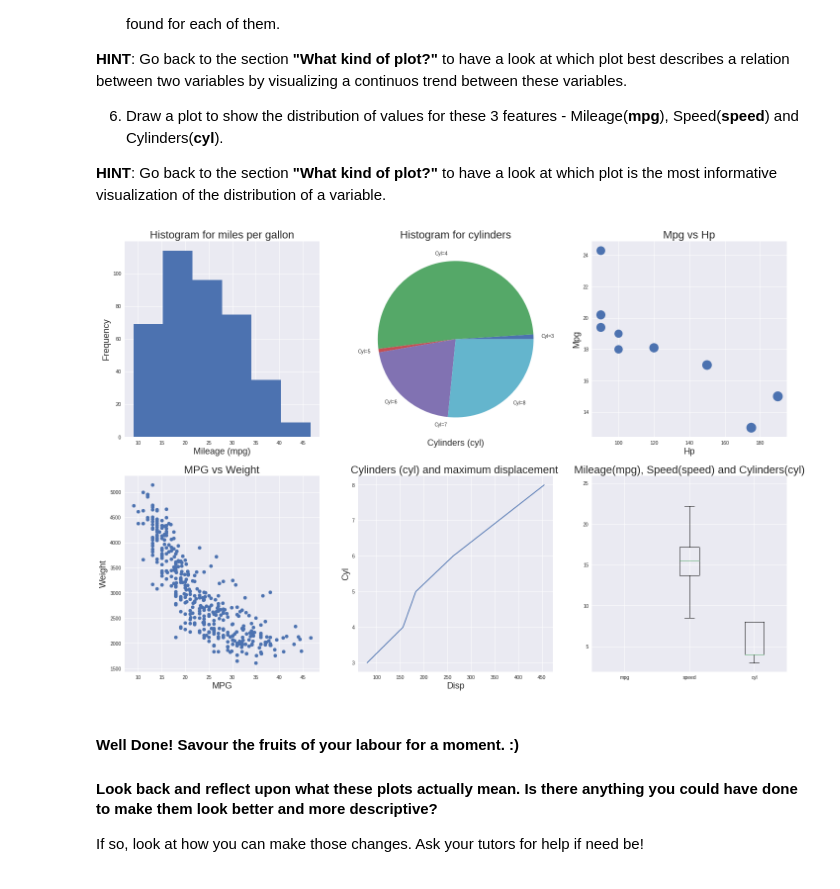
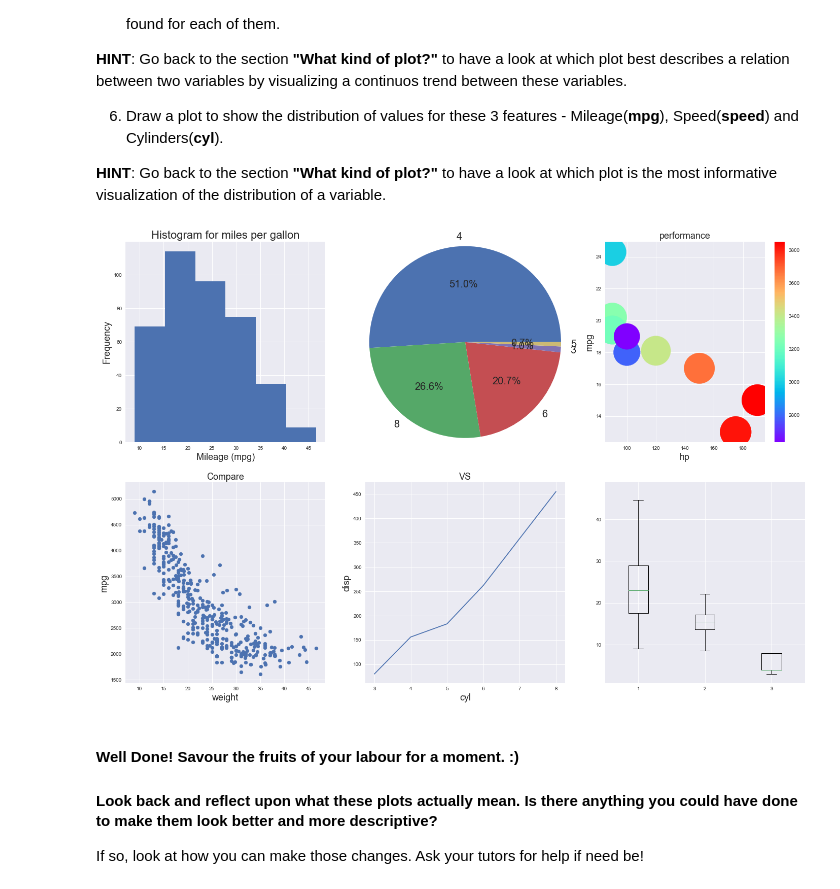
Before and after one commit to FelixWu111/comp2420-2019-labs, a Jupyter notebook: lab-3/lab-3-notebook.ipynb, the cells around one changed output. Saved outputs shown, nothing was run; the diff lists cells and outputs as text; code cells hidden in the pictures.

```diff
--- a/lab-3/lab-3-notebook.ipynb
+++ b/lab-3/lab-3-notebook.ipynb
@@ -209,99 +212,77 @@ fig = plt.figure(figsize=(24,16))
 
 # PART 1 : HISTOGRAM TO SHOW THE DISTRIBUTION FOR MPG
 # THIS ONE'S ALREADY COMPLETED FOR YOUR REFERENCE
-df_cars1 = pd.read_csv('cars.csv')
 ax1 = fig.add_subplot(231)
-ax1.hist(df_cars1.mpg.dropna(), bins=6)
+ax1.hist(df_cars.mpg.dropna(), bins=6)
 ax1.set_ylabel("Frequency",fontsize=18)
 ax1.set_xlabel("Mileage (mpg)",fontsize=18)
 ax1.set_title('Histogram for miles per gallon', fontsize=22)
 
 # PART 2 : PLOT TO SHOW THE DISTRIBUTION FOR CYLINDERS
+ax2 = fig.add_subplot(232)
+labels = [4,8,6,3,5]
 
 # TODO: COMPLETE THE PLOT
-ax2 = fig.add_subplot(232)
-df_cars2 = pd.read_csv('cars.csv')
-labels = "Cyl=3","Cyl=4","Cyl=5","Cyl=6","Cyl=7","Cyl=8"
-sizes = [len(df_cars2[df_cars.cyl==3]),
-         len(df_cars2[df_cars.cyl==4]),
-         len(df_cars2[df_cars.cyl==5]),
-         len(df_cars2[df_cars.cyl==6]),
-         len(df_cars2[df_cars.cyl==7]),
-        len(df_cars2[df_cars.cyl==8])]
-explode = (0, 0, 0, 0, 0,0)
+ax2.pie(df_cars.cyl.value_counts(),labels = labels, autopct='%.1f%%', labeldistance=1.1, radius = 1.2, textprops={'fontsize': 20})
 
-ax2.pie(sizes, explode=explode, labels=labels)
-ax2.set_xlabel("Cylinders (cyl)",fontsize=18)
-ax2.set_title('Histogram for cylinders', fontsize=22)
+
 
 # PART 3: PLOT COMPARING THE HP AND MILEAGE
 ax3 = fig.add_subplot(233)
+df_cars_1 = df_cars.head(10)
+x = df_cars_1['mpg']
+y = df_cars_1['hp']
+z = df_cars_1['wt']
+# TODO: COMPLETE THE PLOT
+bubble1 = ax3.scatter(y, x, z, c = z, cmap = plt.cm.get_cmap('rainbow'))
+fig.colorbar(bubble1)
+ax3.set_ylabel('mpg', fontsize = 18)
+ax3.set_xlabel('hp', fontsize = 18)
+ax3.set_title('performance', fontsize = 18)
 
-# TODO: COMPLETE THE PLOT
-df_cars3 = pd.read_csv('cars.csv')
-df_cars3.hp.fillna(0)
-m = df_cars3.head(10)['hp'].mean()
-df_cars3.hp.fillna(m)
-
-mpg = df_cars3.mpg.head(10)
-hp = df_cars3.hp.head(10)
-wtb = df_cars3.wt.head(10)
-ax3.scatter(hp, mpg, s=wtb/10)
-
-ax3.set_ylabel("Mpg",fontsize=18)
-ax3.set_xlabel("Hp",fontsize=18)
-ax3.set_title('Mpg vs Hp', fontsize=22)
 
 
 # PART 4: PLOT COMPARING THE MILEAGE AND WEIGHT OF CARS
 ax4 = fig.add_subplot(234)
 
 # TODO: COMPLETE THE PLOT
-df_cars4 = pd.read_csv('cars.csv')
-b = df_cars4.mpg
-c = df_cars4.wt
+x1 = df_cars.mpg
+y1 = df_cars.wt
+ax4.scatter(x1, y1)
+ax4.set_xlabel('weight', fontsize = 18)
+ax4.set_ylabel('mpg', fontsize = 18)
+ax4.set_title('Compare', fontsize = 18)
 
-
-ax4.scatter(b,c)
-
-ax4.set_ylabel("Weight",fontsize=18)
-ax4.set_xlabel("MPG",fontsize=18)
-ax4.set_title('MPG vs Weight', fontsize=22)
 
 
 # PART 5: PLOT CYLINDERS vs. MAX DISPLACEMENT
 ax5 = fig.add_subplot(235)
-df_cars5 = pd.read_csv('cars.csv')
-ax5.plot([max(df_cars5[df_cars.cyl==3].disp),
-                      max(df_cars5[df_cars.cyl==4].disp),
-                      max(df_cars5[df_cars.cyl==5].disp),
-                      max(df_cars5[df_cars.cyl==6].disp),
-                      max(df_cars5[df_cars.cyl==8].disp)],[3,4,5,6,8])
-ax5.set_xlabel("Disp",fontsize=18)
-ax5.set_ylabel("Cyl",fontsize=18)
-ax5.set_title("Cylinders (cyl) and maximum displacement ", fontsize=22)
 # TODO: COMPLETE THE PLOT
+
+var = df_cars.groupby('cyl', sort = True).disp.max()
+
+ax5.plot(var)
+ax5.set_xlabel('cyl', fontsize = 18)
+ax5.set_ylabel('disp', fontsize = 18)
+ax5.set_title('VS', fontsize = 18)
+
 
 
 
 # PART 6: PLOT DISTRIBUTION OF MPG, Speed and Cyl
 ax6 = fig.add_subplot(236)
-
+# help(plt.scatter)
 # TODO: COMPLETE THE PLOT
-df_cars6 = pd.read_csv('cars.csv')
-df_cars6.mpg.fillna(0)
-m2 = df_cars6['mpg'].mean()
-df_cars6.mpg.fillna(m2)
-ax6.boxplot([df_cars['mpg'],df_cars['speed'],df_cars['cyl']],labels = ["mpg",'speed','cyl'])
-
-ax6.set_title("Mileage(mpg), Speed(speed) and Cylinders(cyl)", fontsize=22)
-
-
+x = df_cars.mpg.dropna()
+y = df_cars.speed
+z = df_cars.cyl
+ax6.boxplot([x, y, z])
+# help(plt.boxplot)
 
 
 plt.show()
 # %% [output]
-[figure, old version]
+[figure, new version]
 # %% [markdown]
 #### Well Done! Savour the fruits of your labour for a moment. :)
 
```
Also changed, not shown: parts of 4 cells of this notebook, 14 other files.
